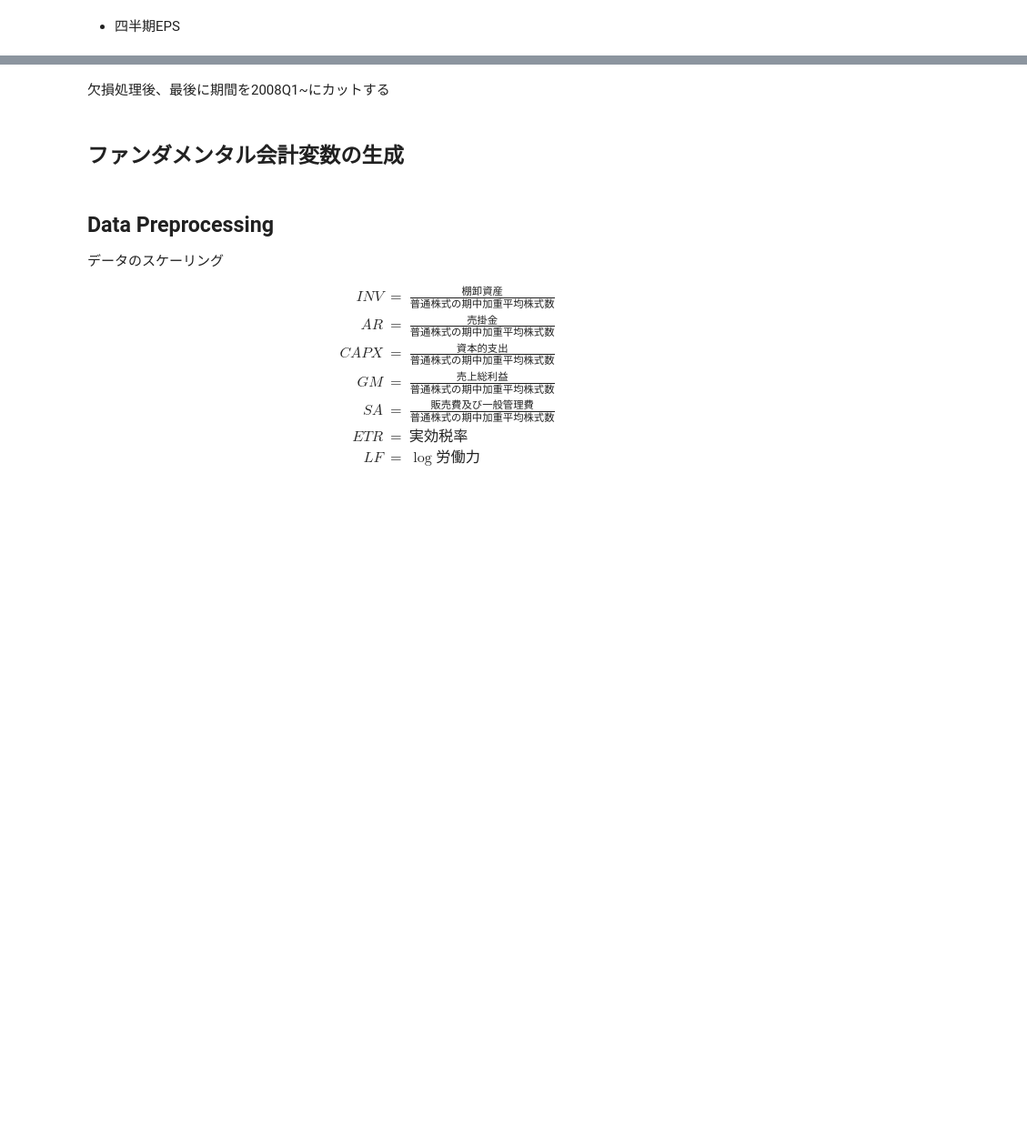
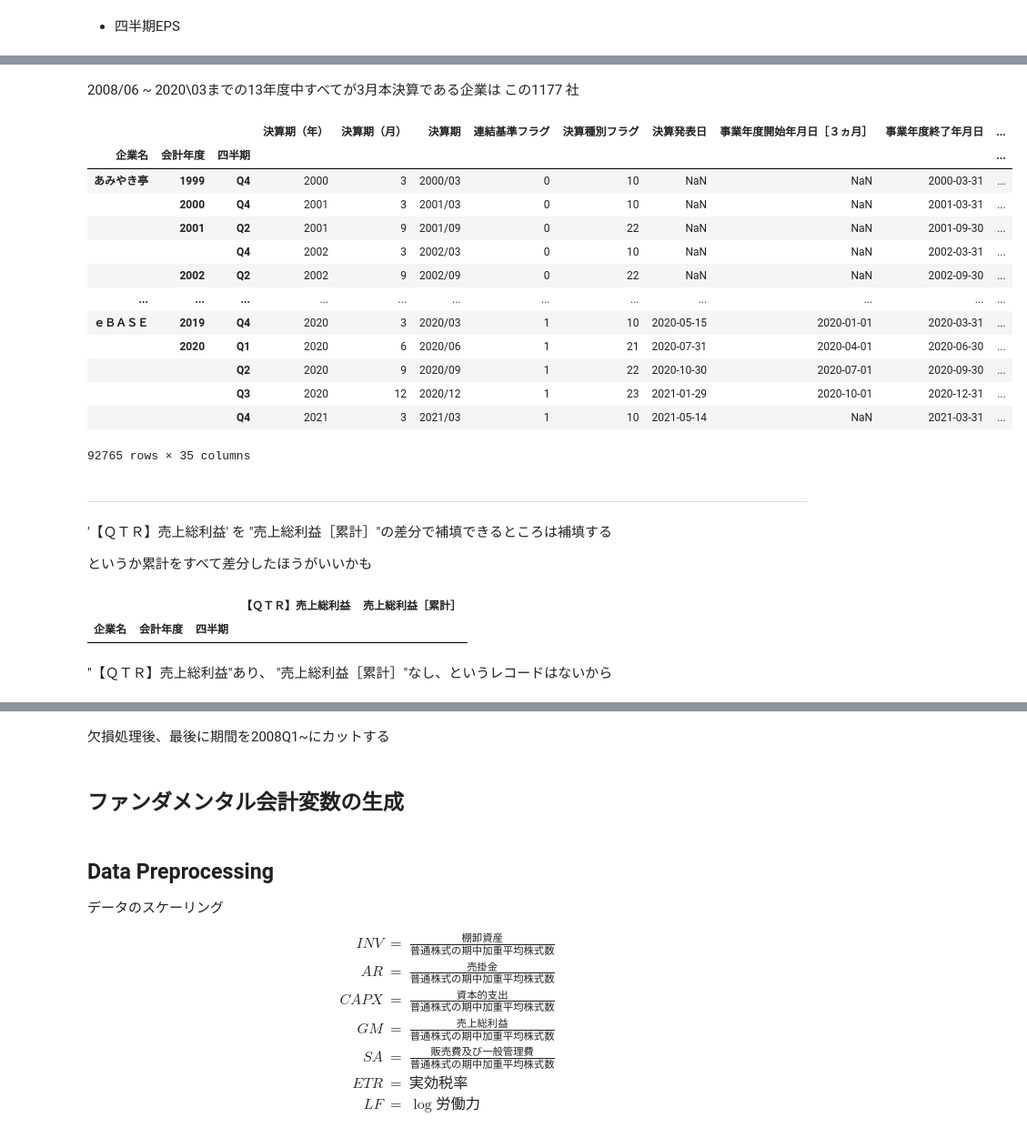
Before and after one commit to hessihan/eps_foracasting, a Jupyter notebook: notebooks/EDA_tse1_FINFSTA_tidying.ipynb, the cells around one changed output, grey strips where cells are left out. Shown at 91% size. Saved outputs shown, nothing was run; the diff lists cells and outputs as text; code cells hidden in the pictures; blank space fills up the shorter version.

```diff
--- a/notebooks/EDA_tse1_FINFSTA_tidying.ipynb
+++ b/notebooks/EDA_tse1_FINFSTA_tidying.ipynb
@@ -690,0 +1290,7 @@ dtype: float64
+# %%
+# Q4 が 本決算である企業別割合が100%である企業
+mar = (df_2008.loc[pd.IndexSlice[:, 2008:, "Q4"], "決算種別フラグ"] == 10).mean(level=0)[
+    (df_2008.loc[pd.IndexSlice[:, 2008:, "Q4"], "決算種別フラグ"] == 10).mean(level=0) == 1
+].index.get_level_values(0)
+
+mar
@@ -690,0 +1304,34 @@ dtype: float64
+# %% [markdown]
+2008/06 ~ 2020\03までの13年度中すべてが3月本決算である企業は この1177 社
+# %%
+df_2008 = df_2008.loc[pd.IndexSlice[mar, :, :], :]
+
+df_2008
+# %% [output]
+|  |  |  | 決算期（年） | 決算期（月） | 決算期 | 連結基準フラグ | 決算種別フラグ | 決算発表日 | 事業年度開始年月日［３ヵ月］ | 事業年度終了年月日 | ... |
+| 企業名 | 会計年度 | 四半期 |  |  |  |  |  |  |  |  | ... |
+| あみやき亭 | 1999 | Q4 | 2000 | 3 | 2000/03 | 0 | 10 | NaN | NaN | 2000-03-31 | ... |
+|  | 2000 | Q4 | 2001 | 3 | 2001/03 | 0 | 10 | NaN | NaN | 2001-03-31 | ... |
+|  | 2001 | Q2 | 2001 | 9 | 2001/09 | 0 | 22 | NaN | NaN | 2001-09-30 | ... |
+|  |  | Q4 | 2002 | 3 | 2002/03 | 0 | 10 | NaN | NaN | 2002-03-31 | ... |
+|  | 2002 | Q2 | 2002 | 9 | 2002/09 | 0 | 22 | NaN | NaN | 2002-09-30 | ... |
+| ... | ... | ... | ... | ... | ... | ... | ... | ... | ... | ... | ... |
+| ｅＢＡＳＥ | 2019 | Q4 | 2020 | 3 | 2020/03 | 1 | 10 | 2020-05-15 | 2020-01-01 | 2020-03-31 | ... |
+|  | 2020 | Q1 | 2020 | 6 | 2020/06 | 1 | 21 | 2020-07-31 | 2020-04-01 | 2020-06-30 | ... |
+|  |  | Q2 | 2020 | 9 | 2020/09 | 1 | 22 | 2020-10-30 | 2020-07-01 | 2020-09-30 | ... |
+|  |  | Q3 | 2020 | 12 | 2020/12 | 1 | 23 | 2021-01-29 | 2020-10-01 | 2020-12-31 | ... |
+|  |  | Q4 | 2021 | 3 | 2021/03 | 1 | 10 | 2021-05-14 | NaN | 2021-03-31 | ... |
+92765 rows × 35 columns
+# %% [markdown]
+---
+# %% [markdown]
+'【ＱＴＲ】売上総利益' を "売上総利益［累計］"の差分で補填できるところは補填する
+
+というか累計をすべて差分したほうがいいかも
+# %%
+df_2008[["【ＱＴＲ】売上総利益", "売上総利益［累計］"]][(df_2008["【ＱＴＲ】売上総利益"].notna()) & (df_2008["売上総利益［累計］"].isna())]
+# %% [output]
+|  |  |  | 【ＱＴＲ】売上総利益 | 売上総利益［累計］ |
+| 企業名 | 会計年度 | 四半期 |  |  |
+# %% [markdown]
+"【ＱＴＲ】売上総利益"あり、 "売上総利益［累計］"なし、というレコードはないから
```
Also changed, not shown: parts of 105 cells of this notebook, 6 other files.
